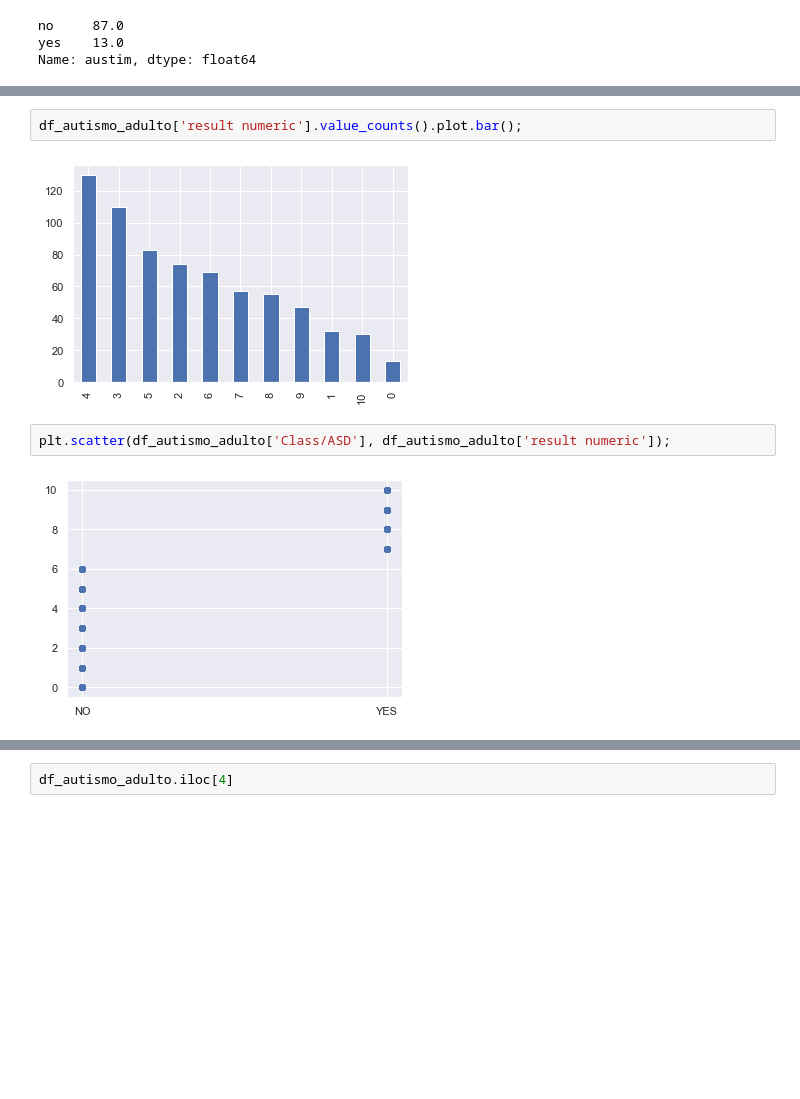
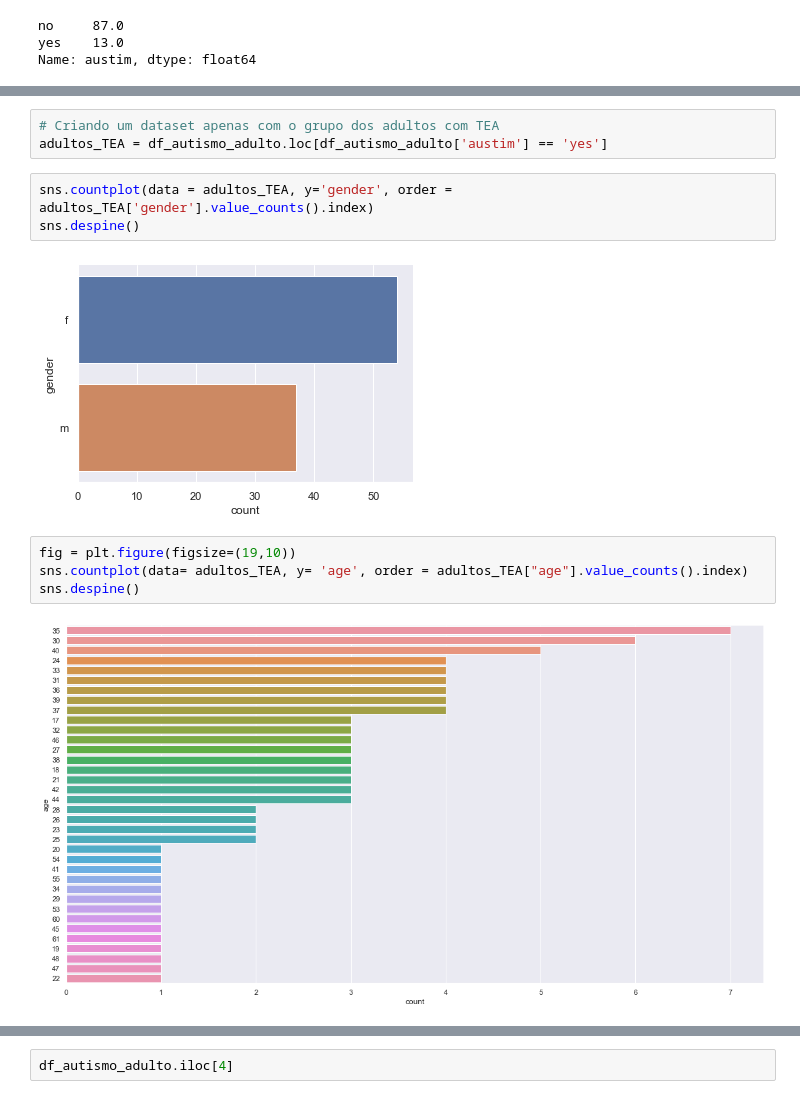
Before and after one commit to livyReis/tcc_autismo, a Jupyter notebook: Autism-Adult-Data Plus Description File/Explorando os dados_Autismo_adulto.ipynb, the cells around one changed output, grey strips where cells are left out. Cells and saved outputs as stored; diff of their text form; blank space fills up the shorter version.

```diff
--- a/Autism-Adult-Data Plus Description File/Explorando os dados_Autismo_adulto.ipynb
+++ b/Autism-Adult-Data Plus Description File/Explorando os dados_Autismo_adulto.ipynb
@@ -217,8 +190,14 @@ Name: result numeric, dtype: int64
-# %%
-df_autismo_adulto['result numeric'].value_counts().plot.bar();
-# %% [output]
-[figure, removed]
-# %%
-plt.scatter(df_autismo_adulto['Class/ASD'], df_autismo_adulto['result numeric']);
-# %% [output]
-[figure, removed]
+# %%
+# Criando um dataset apenas com o grupo dos adultos com TEA
+adultos_TEA = df_autismo_adulto.loc[df_autismo_adulto['austim'] == 'yes']
+# %%
+sns.countplot(data = adultos_TEA, y='gender', order = adultos_TEA['gender'].value_counts().index)
+sns.despine()
+# %% [output]
+[figure, added]
+# %%
+fig = plt.figure(figsize=(19,10))
+sns.countplot(data= adultos_TEA, y= 'age', order = adultos_TEA["age"].value_counts().index)
+sns.despine()
+# %% [output]
+[figure, added]
```
Also changed, not shown: parts of 7 cells of this notebook, 6 other files.
